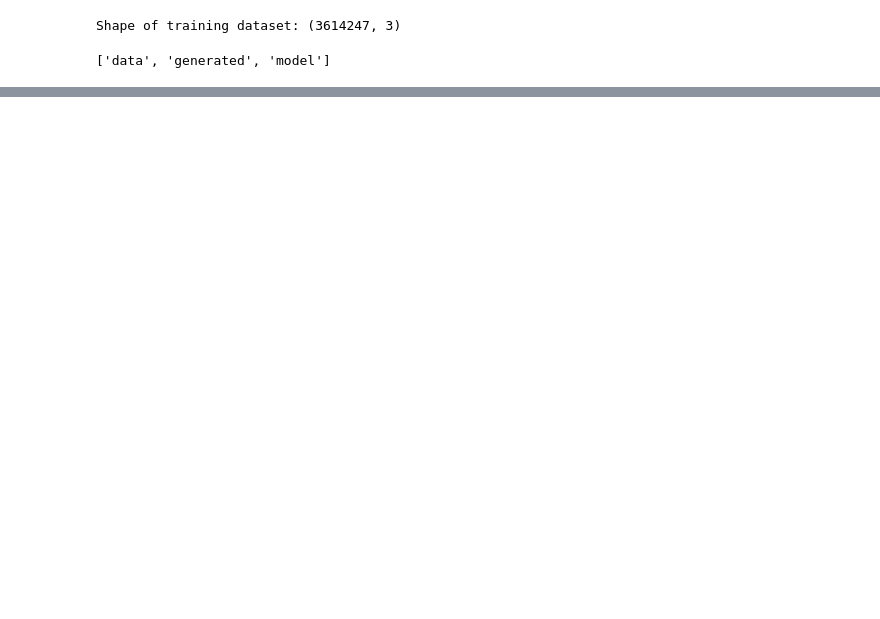
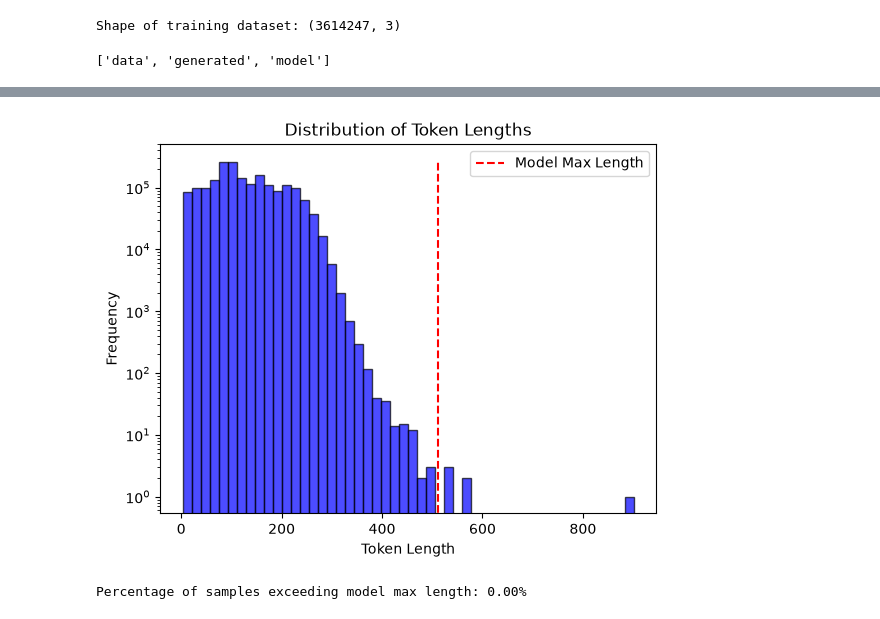
Before and after one commit to lucykappai/margnap, a Jupyter notebook: notebook.ipynb, the cells around one changed output, grey strips where cells are left out. Drawn from its saved outputs; the diff is of its cells as text; code cells hidden in the pictures; blank space fills up the shorter version.

```diff
--- a/notebook.ipynb
+++ b/notebook.ipynb
@@ -124,0 +176,26 @@ Percentage of human data: 57.89%
+# %%
+def token_length_analysis(tokenized_dataset, filter_model=None):
+    if filter_model:
+        tokenized_dataset = tokenized_dataset.filter(lambda x: x['model'] == filter_model)
+
+    lengths = tokenized_dataset['train'].remove_columns(['data', 'model', 'labels']).to_pandas()
+
+    plt.hist(lengths['token_length'], bins=50, alpha=0.7, color='blue', edgecolor='black')
+    plt.vlines([tokenizer.model_max_length], ymin=0, ymax=plt.ylim()[1], colors='r', linestyles='dashed', label='Model Max Length')
+
+    plt.yscale('log')
+
+    plt.xlabel('Token Length')
+    plt.ylabel('Frequency')
+
+    plt.title('Distribution of Token Lengths')
+
+    plt.legend()
+    plt.show()
+
+    print(f"Percentage of samples exceeding model max length: {(lengths['token_length'] > tokenizer.model_max_length).mean() * 100:.2f}%")
+# %%
+token_length_analysis(tokenized_dataset, filter_model='wikipedia')
+# %% [output]
+[figure, added]
+Percentage of samples exceeding model max length: 0.00%
```
Also changed, not shown: parts of 28 cells of this notebook.
